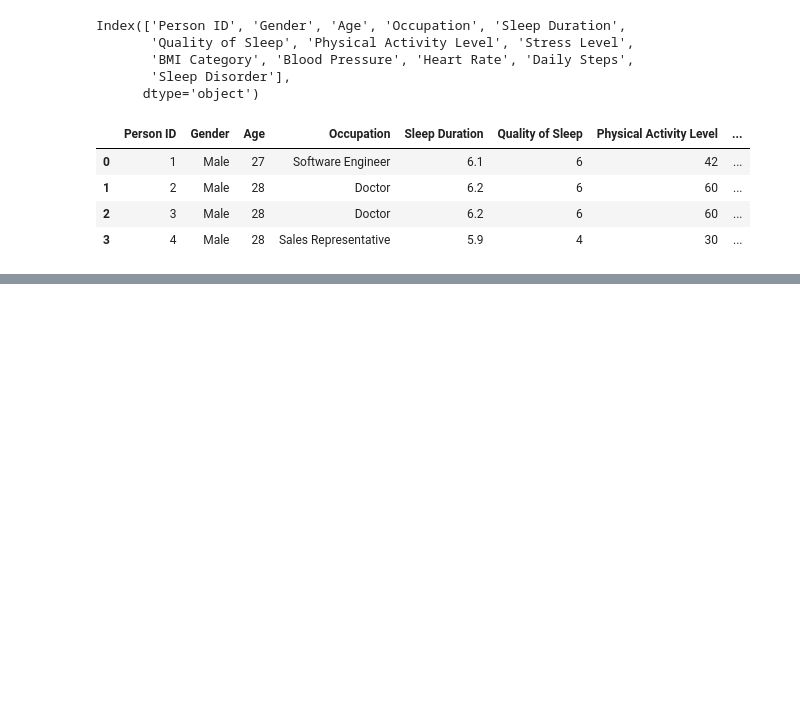
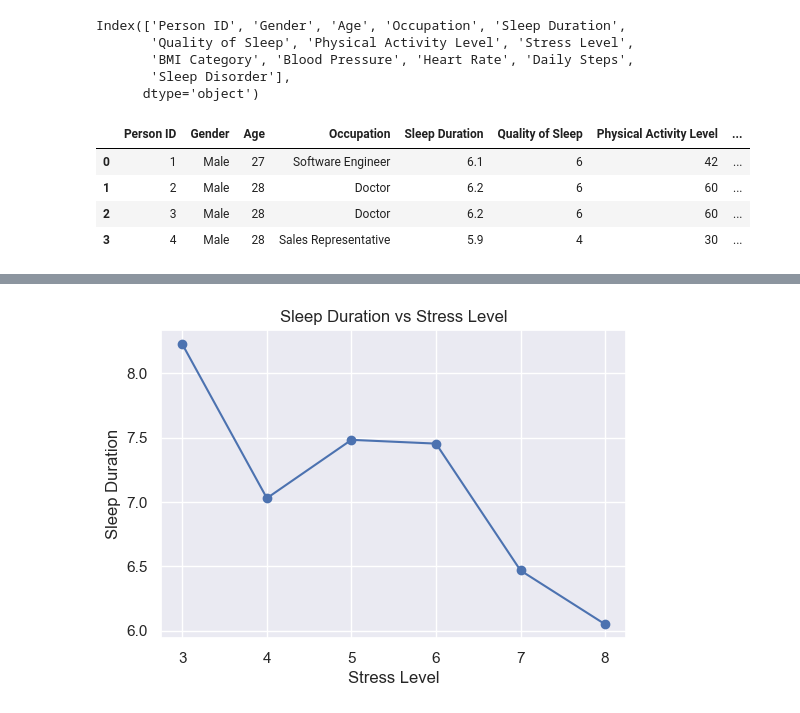
Before and after one commit to RussDai/Projects, a Jupyter notebook: 02_Data_Visuallization/03_Sleep Health and Lifestyle/data_preparation.ipynb, the cells around one changed output, grey strips where cells are left out. Cells and saved outputs as stored; diff of their text form; code cells hidden in the pictures; blank space fills up the shorter version.

```diff
--- a/02_Data_Visuallization/03_Sleep Health and Lifestyle/data_preparation.ipynb
+++ b/02_Data_Visuallization/03_Sleep Health and Lifestyle/data_preparation.ipynb
@@ -64,0 +178,3 @@ data.head(4)
+# %%
+# Replace missing values with word "normal":
+data['Sleep Disorder']= data['Sleep Disorder'].fillna('Normal')
@@ -64,0 +191,5 @@ data.head(4)
+# %%
+# splite Blood Pressure into systolic and diastolic and convert into integers:
+data[['Systolic', 'Diastolic']] = data['Blood Pressure'].str.split('/', expand=True)
+data['Systolic']= data['Systolic'].astype(int)
+data['Diastolic']= data['Diastolic'].astype(int)
@@ -64,0 +316,3 @@ data.head(4)
+# %%
+# Normal and Normal weight are same. so make them to Normal:
+data["BMI Category"]= data["BMI Category"].str.replace("Normal Weight", "Normal")
@@ -64,0 +411,3 @@ data.head(4)
+# %%
+st= data.groupby(by= "Stress Level")["Sleep Duration"].describe().reset_index()
+st
@@ -64,0 +422,14 @@ data.head(4)
+# %%
+import seaborn as sns
+sns.set_theme(style="darkgrid")
+
+# Show with increase in stress level, sleep duration is decreasing:
+plt.figure(figsize=(6, 4))
+plt.plot(st["Stress Level"], st["mean"], marker='o', linestyle='-', color='b')
+plt.xlabel('Stress Level')
+plt.ylabel('Sleep Duration')
+plt.title('Sleep Duration vs Stress Level')
+plt.grid(True)
+plt.show()
+# %% [output]
+[figure, added]
```
Also changed, not shown: parts of 59 cells of this notebook, 4 other files.
